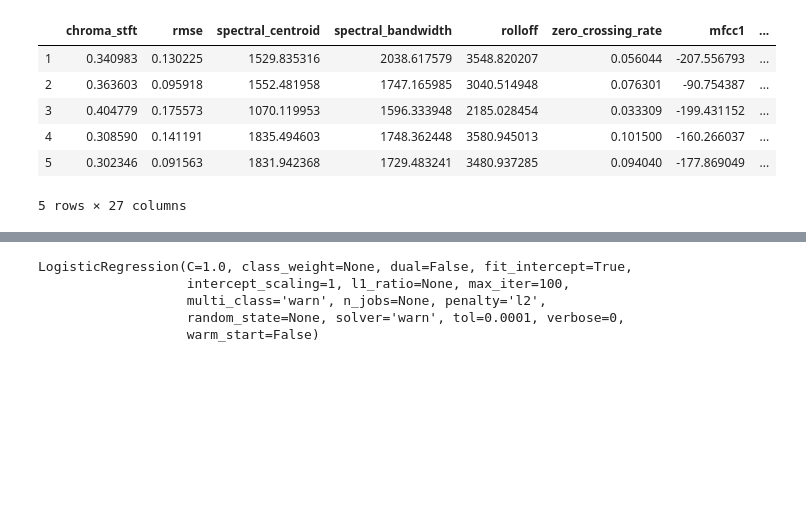
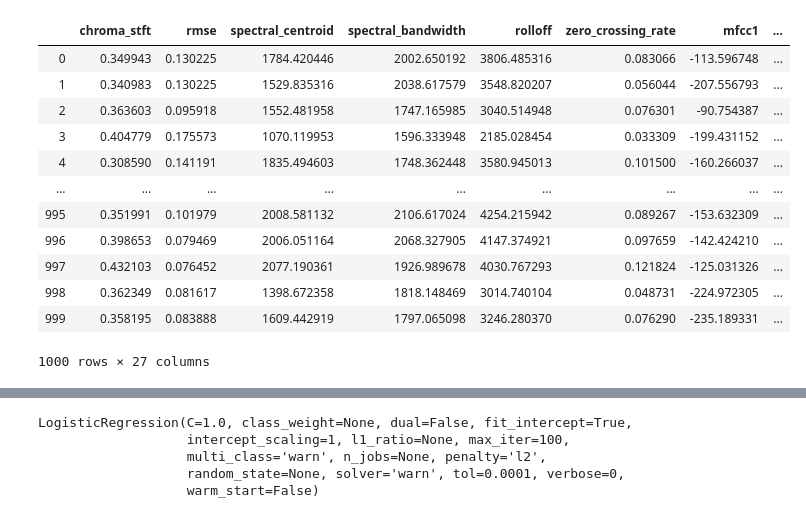
Before and after one commit to nanandaram/FinalPrj_ML_music_genre, a Jupyter notebook: Music_Testing_Notebook.ipynb, the cells around one changed output, grey strips where cells are left out. Drawn from its saved outputs; the diff is of its cells as text; code cells hidden in the pictures; blank space fills up the shorter version.

```diff
--- a/Music_Testing_Notebook.ipynb
+++ b/Music_Testing_Notebook.ipynb
@@ -27,10 +29,16 @@ data = data.drop([0])
-# %%
-data.head()
-# %% [output]
-|  | chroma_stft | rmse | spectral_centroid | spectral_bandwidth | rolloff | zero_crossing_rate | mfcc1 | ... |
-| 1 | 0.340983 | 0.130225 | 1529.835316 | 2038.617579 | 3548.820207 | 0.056044 | -207.556793 | ... |
-| 2 | 0.363603 | 0.095918 | 1552.481958 | 1747.165985 | 3040.514948 | 0.076301 | -90.754387 | ... |
-| 3 | 0.404779 | 0.175573 | 1070.119953 | 1596.333948 | 2185.028454 | 0.033309 | -199.431152 | ... |
-| 4 | 0.308590 | 0.141191 | 1835.494603 | 1748.362448 | 3580.945013 | 0.101500 | -160.266037 | ... |
-| 5 | 0.302346 | 0.091563 | 1831.942368 | 1729.483241 | 3480.937285 | 0.094040 | -177.869049 | ... |
-5 rows × 27 columns
+# %%
+X
+# %% [output]
+|  | chroma_stft | rmse | spectral_centroid | spectral_bandwidth | rolloff | zero_crossing_rate | mfcc1 | ... |
+| 0 | 0.349943 | 0.130225 | 1784.420446 | 2002.650192 | 3806.485316 | 0.083066 | -113.596748 | ... |
+| 1 | 0.340983 | 0.130225 | 1529.835316 | 2038.617579 | 3548.820207 | 0.056044 | -207.556793 | ... |
+| 2 | 0.363603 | 0.095918 | 1552.481958 | 1747.165985 | 3040.514948 | 0.076301 | -90.754387 | ... |
+| 3 | 0.404779 | 0.175573 | 1070.119953 | 1596.333948 | 2185.028454 | 0.033309 | -199.431152 | ... |
+| 4 | 0.308590 | 0.141191 | 1835.494603 | 1748.362448 | 3580.945013 | 0.101500 | -160.266037 | ... |
+| ... | ... | ... | ... | ... | ... | ... | ... | ... |
+| 995 | 0.351991 | 0.101979 | 2008.581132 | 2106.617024 | 4254.215942 | 0.089267 | -153.632309 | ... |
+| 996 | 0.398653 | 0.079469 | 2006.051164 | 2068.327905 | 4147.374921 | 0.097659 | -142.424210 | ... |
+| 997 | 0.432103 | 0.076452 | 2077.190361 | 1926.989678 | 4030.767293 | 0.121824 | -125.031326 | ... |
+| 998 | 0.362349 | 0.081617 | 1398.672358 | 1818.148469 | 3014.740104 | 0.048731 | -224.972305 | ... |
+| 999 | 0.358195 | 0.083888 | 1609.442919 | 1797.065098 | 3246.280370 | 0.076290 | -235.189331 | ... |
+1000 rows × 27 columns
```
Also changed, not shown: parts of 14 cells of this notebook.
